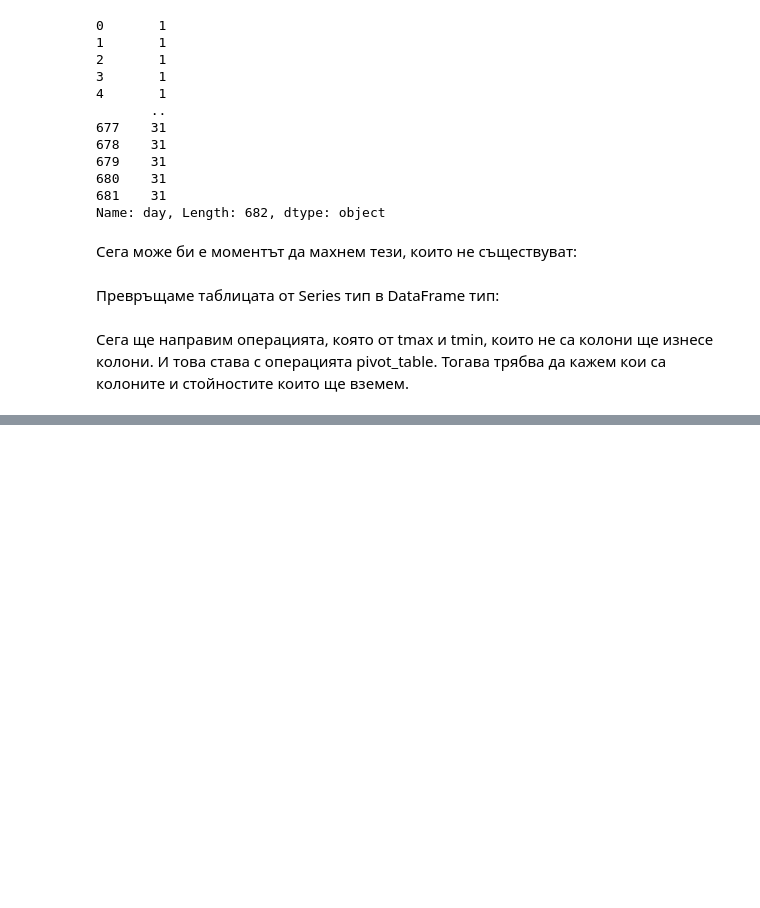
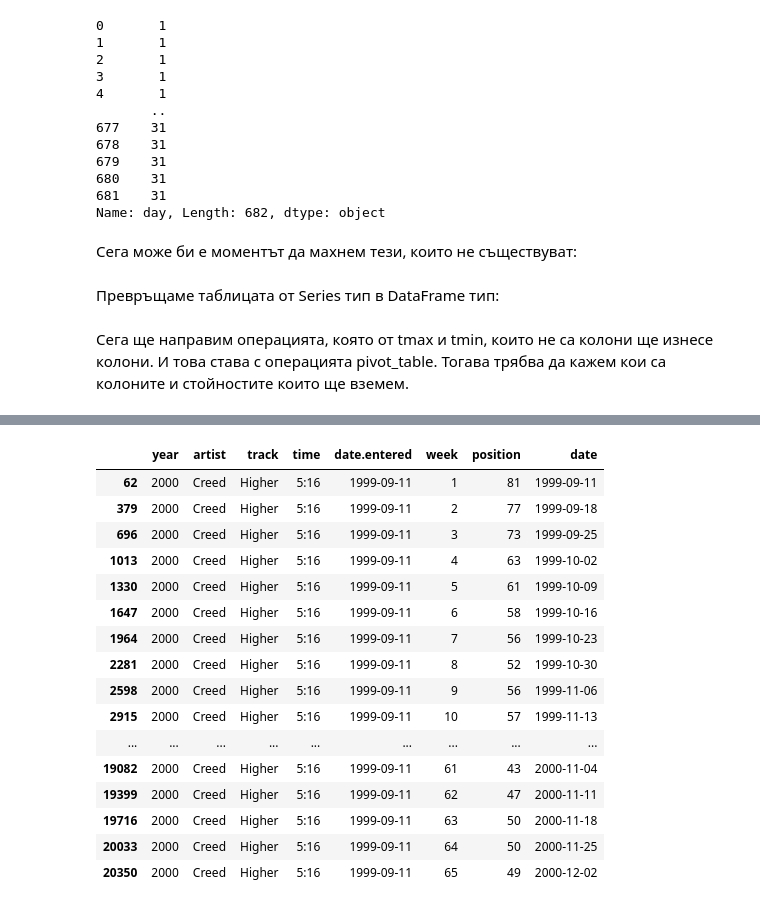
Before and after one commit to GalkaKG/Data-Science, a Jupyter notebook: 02. Data Tidying and Cleaning/Data Tidying and Cleaning.ipynb, the cells around one changed output, grey strips where cells are left out. Cells and saved outputs as stored; diff of their text form; code cells hidden in the pictures; blank space fills up the shorter version.

```diff
--- a/02. Data Tidying and Cleaning/Data Tidying and Cleaning.ipynb
+++ b/02. Data Tidying and Cleaning/Data Tidying and Cleaning.ipynb
@@ -819,0 +978,2 @@ weather_data_tidy.pivot_table(index = ["id", "year", "month"], columns = "elemen
+# %%
+billboard_data.position = billboard_data.position.astype(int)
@@ -819,0 +997,2 @@ weather_data_tidy.pivot_table(index = ["id", "year", "month"], columns = "elemen
+# %%
+billboard_data["date.entered"] = pd.to_datetime(billboard_data["date.entered"])
@@ -819,0 +1024,4 @@ weather_data_tidy.pivot_table(index = ["id", "year", "month"], columns = "elemen
+# %%
+intervals = billboard_data.week.apply(lambda x: pd.Timedelta(x - 1, "w"))
+# %%
+billboard_data["date"] = billboard_data["date.entered"] + intervals
@@ -819,0 +1044,20 @@ weather_data_tidy.pivot_table(index = ["id", "year", "month"], columns = "elemen
+# %%
+billboard_data[billboard_data.track == "Higher"]
+# %% [output]
+|  | year | artist | track | time | date.entered | week | position | date |
+| 62 | 2000 | Creed | Higher | 5:16 | 1999-09-11 | 1 | 81 | 1999-09-11 |
+| 379 | 2000 | Creed | Higher | 5:16 | 1999-09-11 | 2 | 77 | 1999-09-18 |
+| 696 | 2000 | Creed | Higher | 5:16 | 1999-09-11 | 3 | 73 | 1999-09-25 |
+| 1013 | 2000 | Creed | Higher | 5:16 | 1999-09-11 | 4 | 63 | 1999-10-02 |
+| 1330 | 2000 | Creed | Higher | 5:16 | 1999-09-11 | 5 | 61 | 1999-10-09 |
+| 1647 | 2000 | Creed | Higher | 5:16 | 1999-09-11 | 6 | 58 | 1999-10-16 |
+| 1964 | 2000 | Creed | Higher | 5:16 | 1999-09-11 | 7 | 56 | 1999-10-23 |
+| 2281 | 2000 | Creed | Higher | 5:16 | 1999-09-11 | 8 | 52 | 1999-10-30 |
+| 2598 | 2000 | Creed | Higher | 5:16 | 1999-09-11 | 9 | 56 | 1999-11-06 |
+| 2915 | 2000 | Creed | Higher | 5:16 | 1999-09-11 | 10 | 57 | 1999-11-13 |
+| ... | ... | ... | ... | ... | ... | ... | ... | ... |
+| 19082 | 2000 | Creed | Higher | 5:16 | 1999-09-11 | 61 | 43 | 2000-11-04 |
+| 19399 | 2000 | Creed | Higher | 5:16 | 1999-09-11 | 62 | 47 | 2000-11-11 |
+| 19716 | 2000 | Creed | Higher | 5:16 | 1999-09-11 | 63 | 50 | 2000-11-18 |
+| 20033 | 2000 | Creed | Higher | 5:16 | 1999-09-11 | 64 | 50 | 2000-11-25 |
+| 20350 | 2000 | Creed | Higher | 5:16 | 1999-09-11 | 65 | 49 | 2000-12-02 |
```
Also changed, not shown: parts of 43 cells of this notebook, 1 other file.
